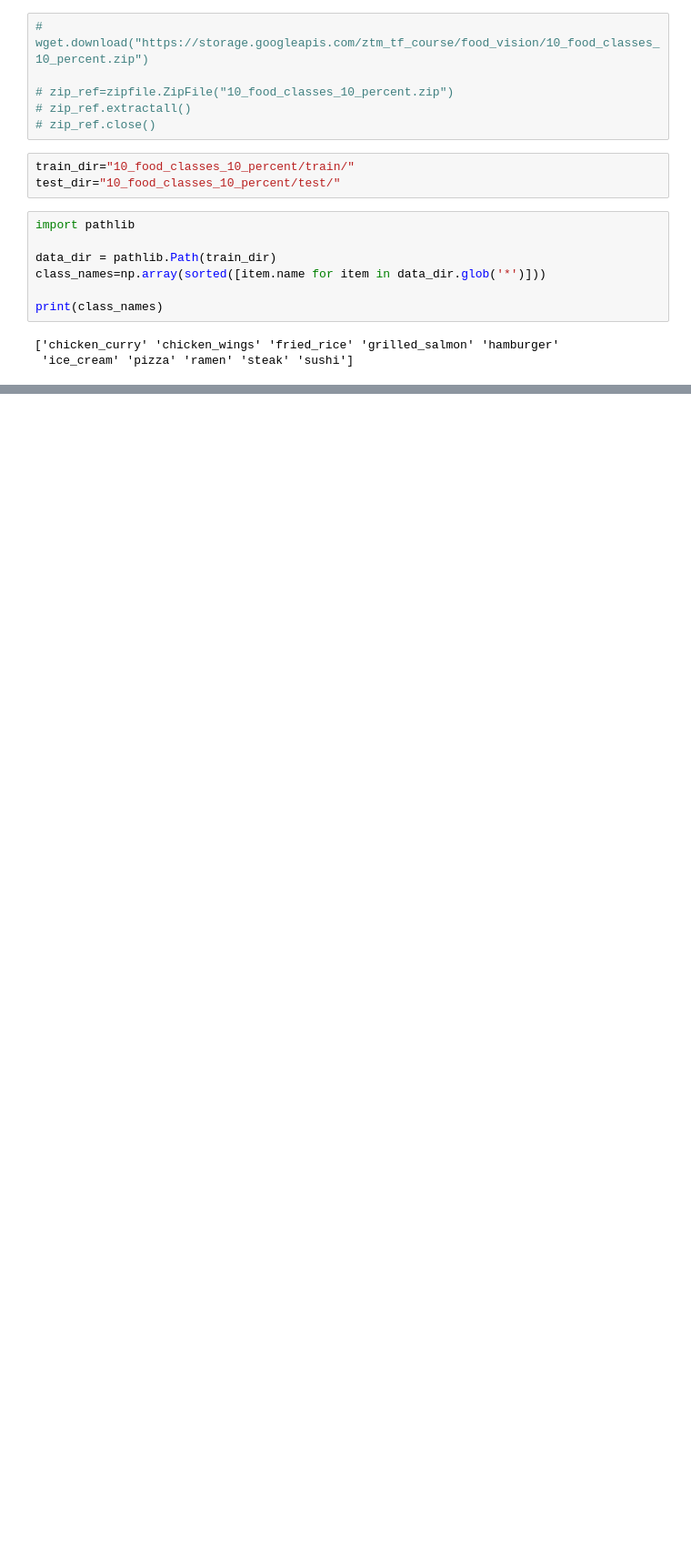
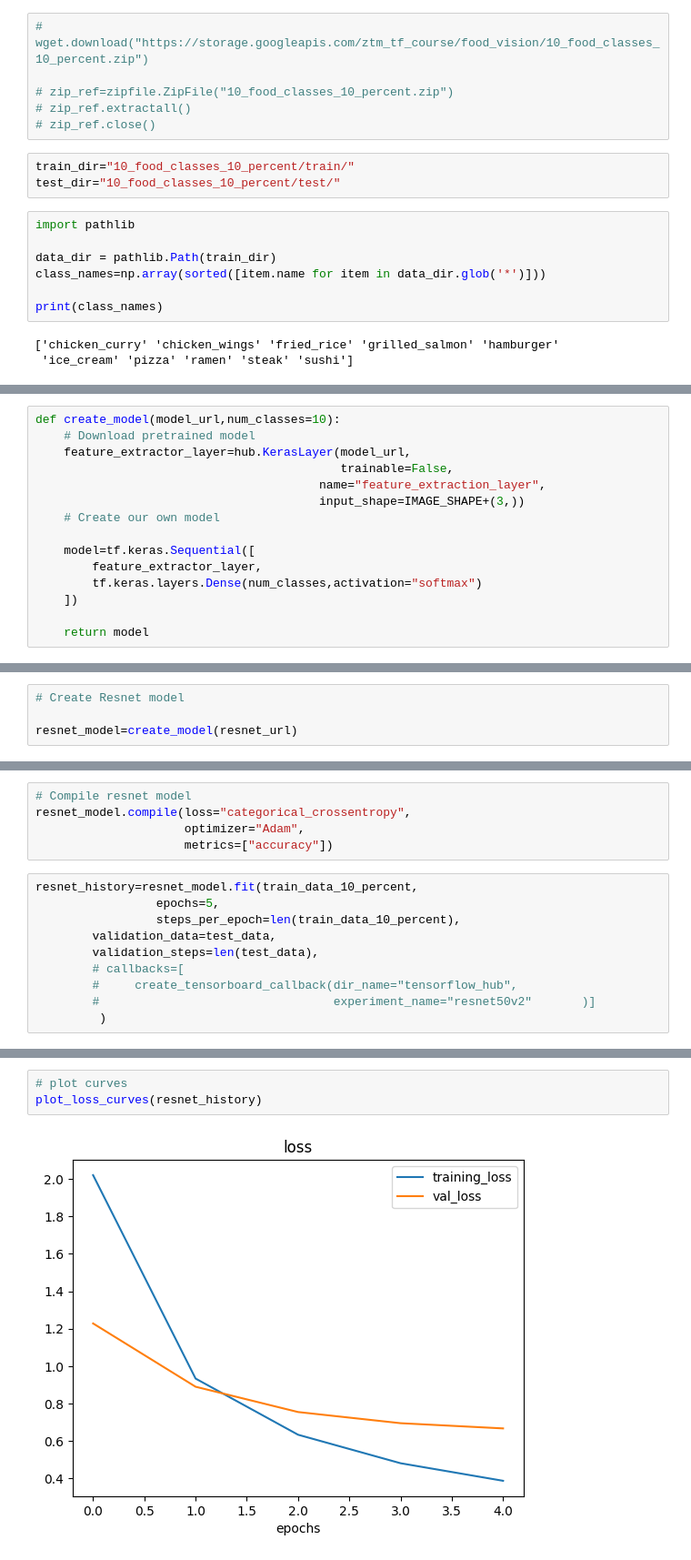
Before and after one commit to Meta-c/Tensorflow-Certificate-preparation, a Jupyter notebook: 04-transfer_learning_tf_feature_extraction.ipynb, the cells around one changed output, grey strips where cells are left out. Shown at 91% size. Cells and saved outputs as stored; diff of their text form; blank space fills up the shorter version.

```diff
--- a/04-transfer_learning_tf_feature_extraction.ipynb
+++ b/04-transfer_learning_tf_feature_extraction.ipynb
@@ -39,0 +90,15 @@ print(class_names)
+# %%
+def create_model(model_url,num_classes=10):
+    # Download pretrained model
+    feature_extractor_layer=hub.KerasLayer(model_url,
+                                           trainable=False,
+                                        name="feature_extraction_layer",
+                                        input_shape=IMAGE_SHAPE+(3,))
+    # Create our own model
+
+    model=tf.keras.Sequential([
+        feature_extractor_layer,
+        tf.keras.layers.Dense(num_classes,activation="softmax")
+    ])
+
+    return model
@@ -39,0 +107,4 @@ print(class_names)
+# %%
+# Create Resnet model
+
+resnet_model=create_model(resnet_url)
@@ -39,0 +128,15 @@ print(class_names)
+# %%
+# Compile resnet model
+resnet_model.compile(loss="categorical_crossentropy",
+                     optimizer="Adam",
+                     metrics=["accuracy"])
+# %%
+resnet_history=resnet_model.fit(train_data_10_percent,
+                 epochs=5,
+                 steps_per_epoch=len(train_data_10_percent),
+        validation_data=test_data,
+        validation_steps=len(test_data),
+        # callbacks=[
+        #     create_tensorboard_callback(dir_name="tensorflow_hub",
+        #                                 experiment_name="resnet50v2"       )]
+         )
@@ -39,0 +155,5 @@ print(class_names)
+# %%
+# plot curves
+plot_loss_curves(resnet_history)
+# %% [output]
+[figure, added]
```
Also changed, not shown: parts of 23 cells of this notebook, 4 other files.
